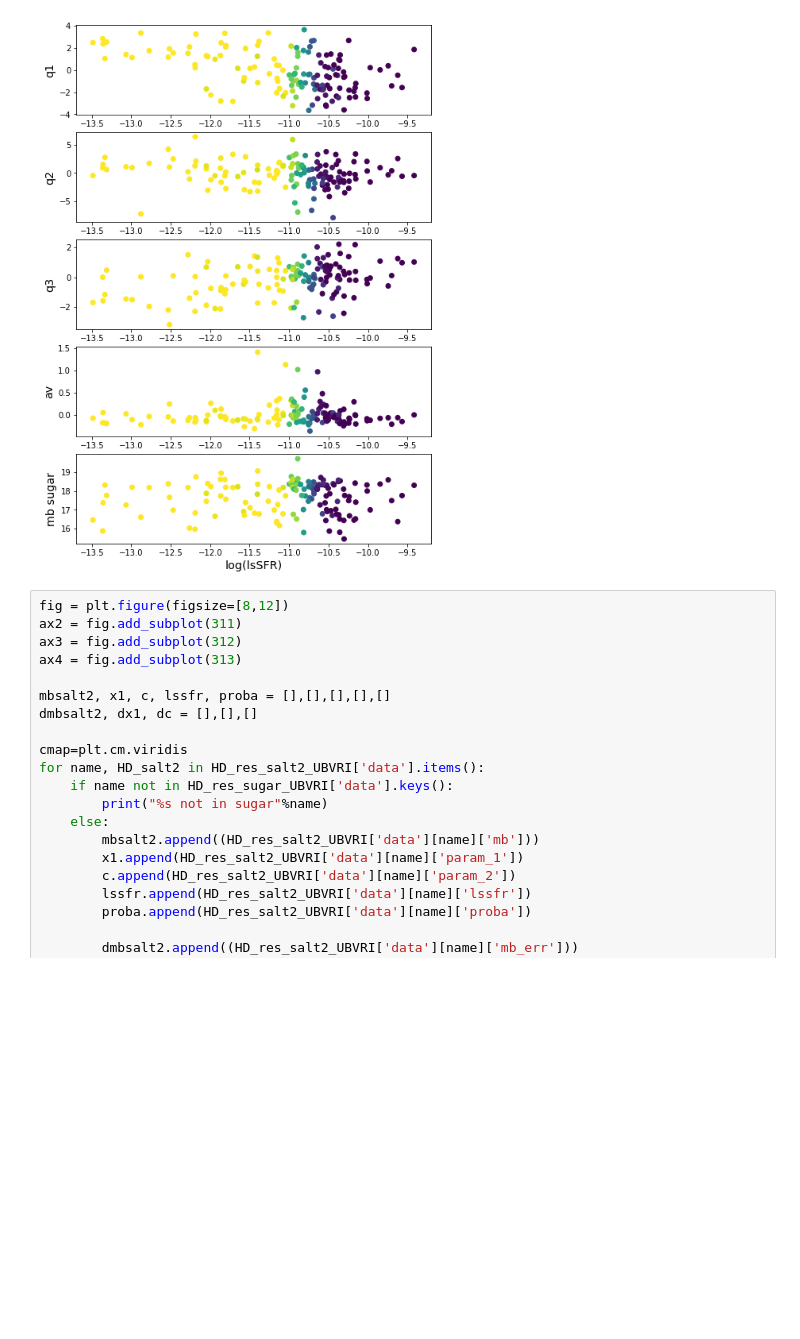
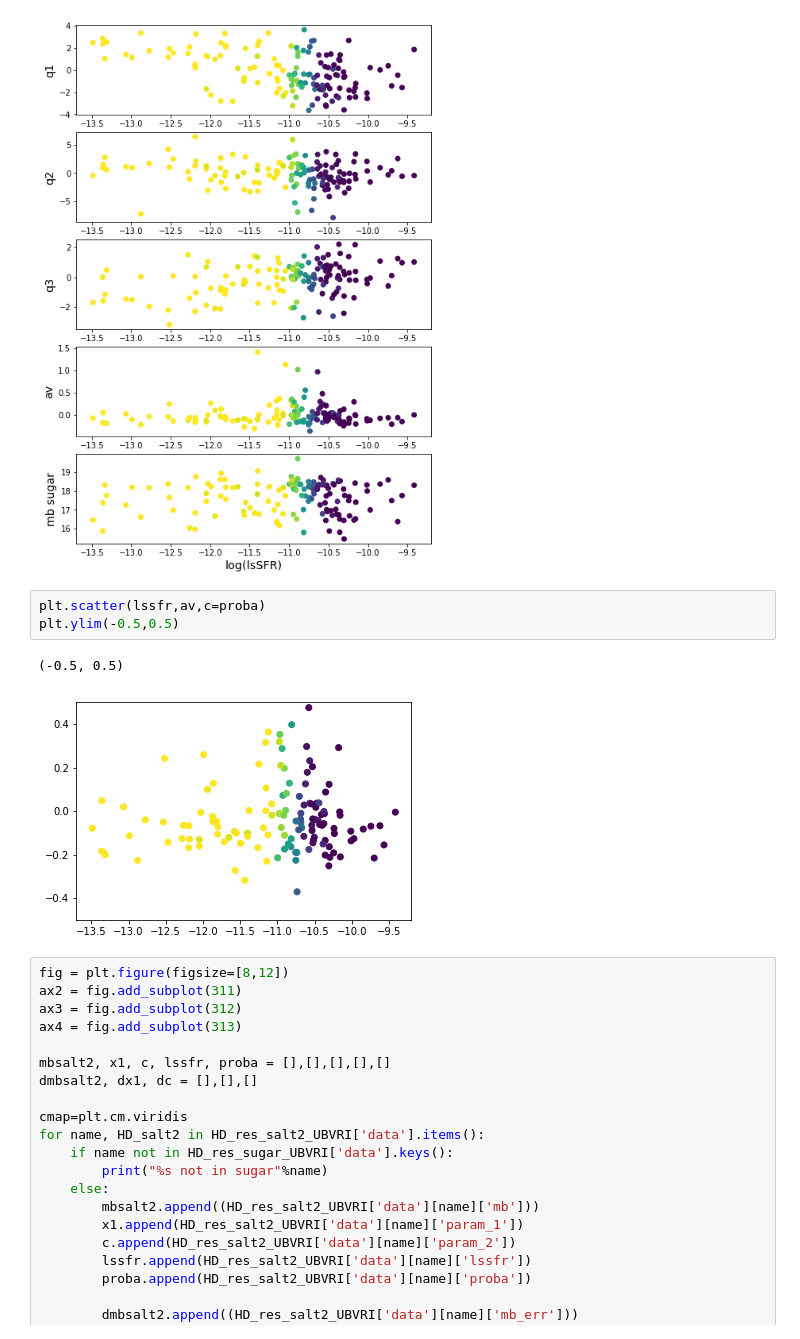
Before and after one commit to FlMondon/sugar_analysis, a Jupyter notebook: notebook/sugar_host_analysis.ipynb, the cells around one changed output. Saved outputs shown, nothing was run; the diff lists cells and outputs as text; blank space fills up the shorter version.

```diff
--- a/notebook/sugar_host_analysis.ipynb
+++ b/notebook/sugar_host_analysis.ipynb
@@ -485,6 +485,12 @@ ax6.set_xlabel("log(lsSFR)", fontsize="x-large")
 plt.savefig('../../lsfr_analysis/lssfr_sugparam.png')
 # %% [output]
 [figure]
+# %%
+plt.scatter(lssfr,av,c=proba)
+plt.ylim(-0.5,0.5)
+# %% [output]
+(-0.5, 0.5)
+[figure, added]
 # %%
 fig = plt.figure(figsize=[8,12])
 ax2 = fig.add_subplot(311)
```
